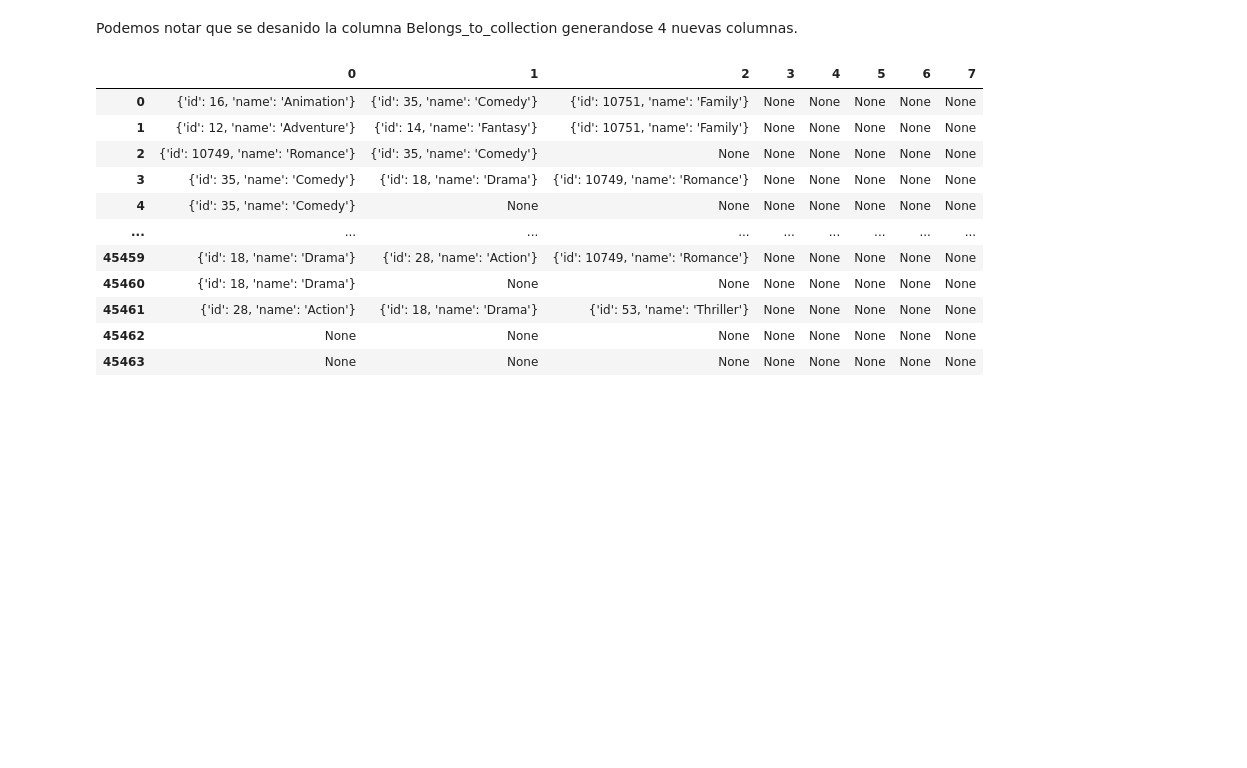
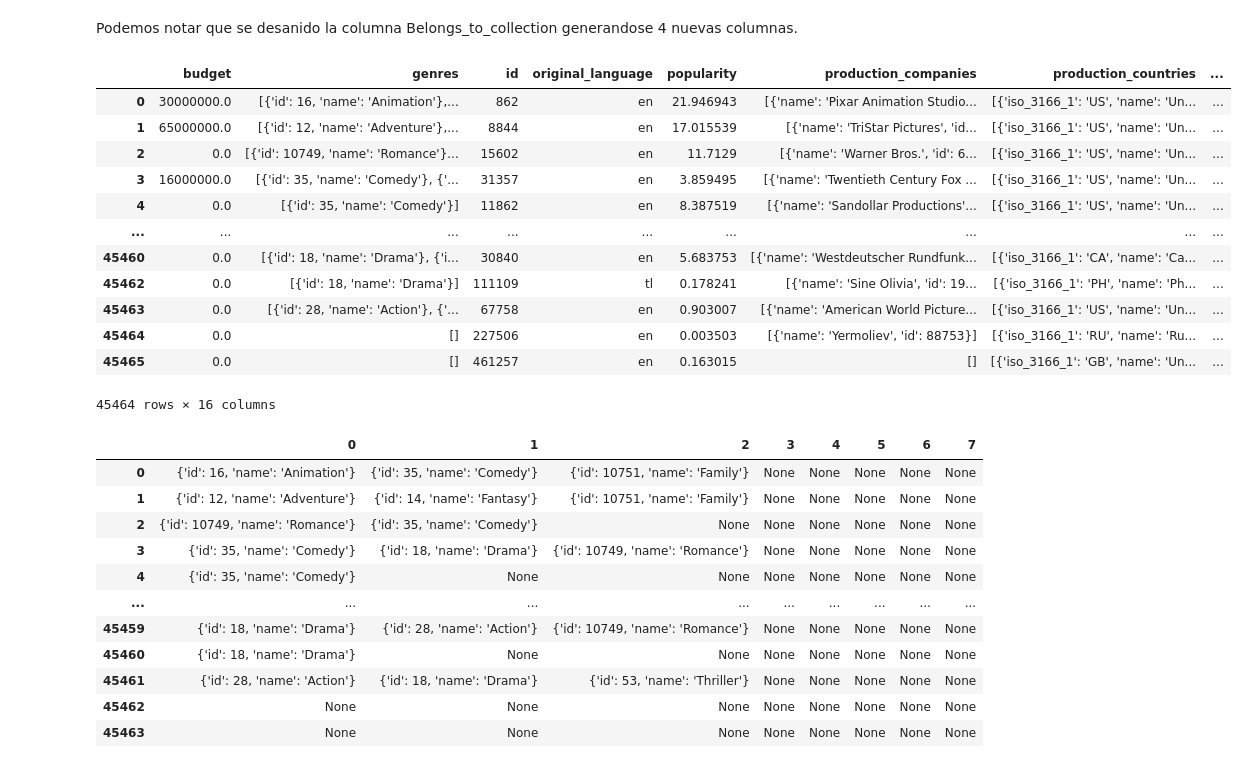
Before and after one commit to FerchoHenry/fmgc-pimlops, a Jupyter notebook: notebooks/ETL_movies.ipynb, the cells around one changed output. Drawn from its saved outputs; the diff is of its cells as text; code cells hidden in the pictures; blank space fills up the shorter version.

```diff
--- a/notebooks/ETL_movies.ipynb
+++ b/notebooks/ETL_movies.ipynb
@@ -228,3 +230,19 @@ df = df.drop(columns=['id', 'poster_path','backdrop_path'])
+# %%
+df
+# %% [output]
+|  | budget | genres | id | original_language | popularity | production_companies | production_countries | ... |
+| 0 | 30000000.0 | [{'id': 16, 'name': 'Animation'},... | 862 | en | 21.946943 | [{'name': 'Pixar Animation Studio... | [{'iso_3166_1': 'US', 'name': 'Un... | ... |
+| 1 | 65000000.0 | [{'id': 12, 'name': 'Adventure'},... | 8844 | en | 17.015539 | [{'name': 'TriStar Pictures', 'id... | [{'iso_3166_1': 'US', 'name': 'Un... | ... |
+| 2 | 0.0 | [{'id': 10749, 'name': 'Romance'}... | 15602 | en | 11.7129 | [{'name': 'Warner Bros.', 'id': 6... | [{'iso_3166_1': 'US', 'name': 'Un... | ... |
+| 3 | 16000000.0 | [{'id': 35, 'name': 'Comedy'}, {'... | 31357 | en | 3.859495 | [{'name': 'Twentieth Century Fox ... | [{'iso_3166_1': 'US', 'name': 'Un... | ... |
+| 4 | 0.0 | [{'id': 35, 'name': 'Comedy'}] | 11862 | en | 8.387519 | [{'name': 'Sandollar Productions'... | [{'iso_3166_1': 'US', 'name': 'Un... | ... |
+| ... | ... | ... | ... | ... | ... | ... | ... | ... |
+| 45460 | 0.0 | [{'id': 18, 'name': 'Drama'}, {'i... | 30840 | en | 5.683753 | [{'name': 'Westdeutscher Rundfunk... | [{'iso_3166_1': 'CA', 'name': 'Ca... | ... |
+| 45462 | 0.0 | [{'id': 18, 'name': 'Drama'}] | 111109 | tl | 0.178241 | [{'name': 'Sine Olivia', 'id': 19... | [{'iso_3166_1': 'PH', 'name': 'Ph... | ... |
+| 45463 | 0.0 | [{'id': 28, 'name': 'Action'}, {'... | 67758 | en | 0.903007 | [{'name': 'American World Picture... | [{'iso_3166_1': 'US', 'name': 'Un... | ... |
+| 45464 | 0.0 | [] | 227506 | en | 0.003503 | [{'name': 'Yermoliev', 'id': 88753}] | [{'iso_3166_1': 'RU', 'name': 'Ru... | ... |
+| 45465 | 0.0 | [] | 461257 | en | 0.163015 | [] | [{'iso_3166_1': 'GB', 'name': 'Un... | ... |
+45464 rows × 16 columns
 # %%
 #renombramos la nueva columna name por collection_name
 df = df.rename(columns={'name': 'collection_name'})
```
Also changed, not shown: parts of 4 cells of this notebook, 5 other files.
